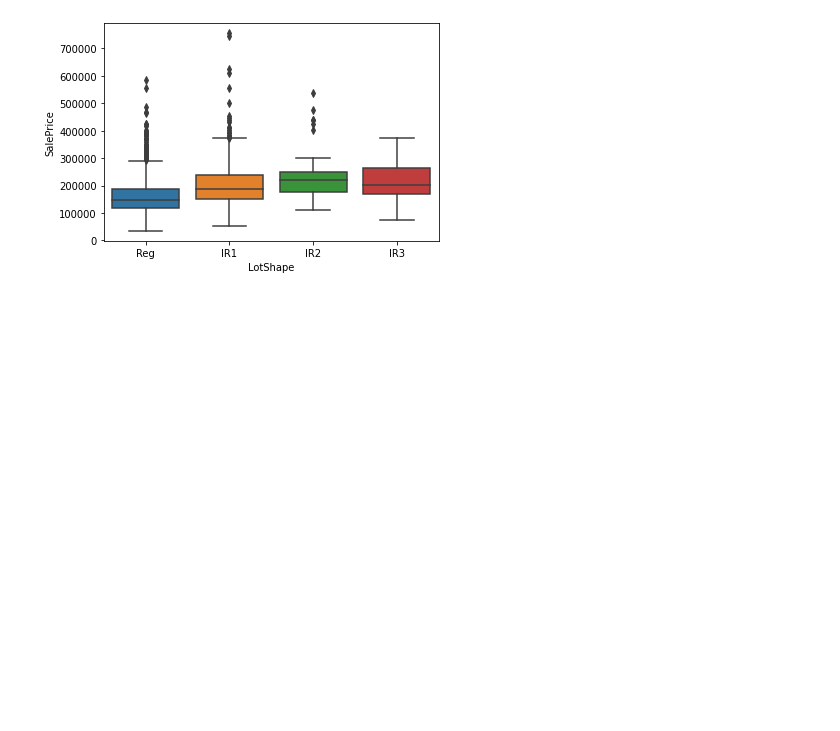
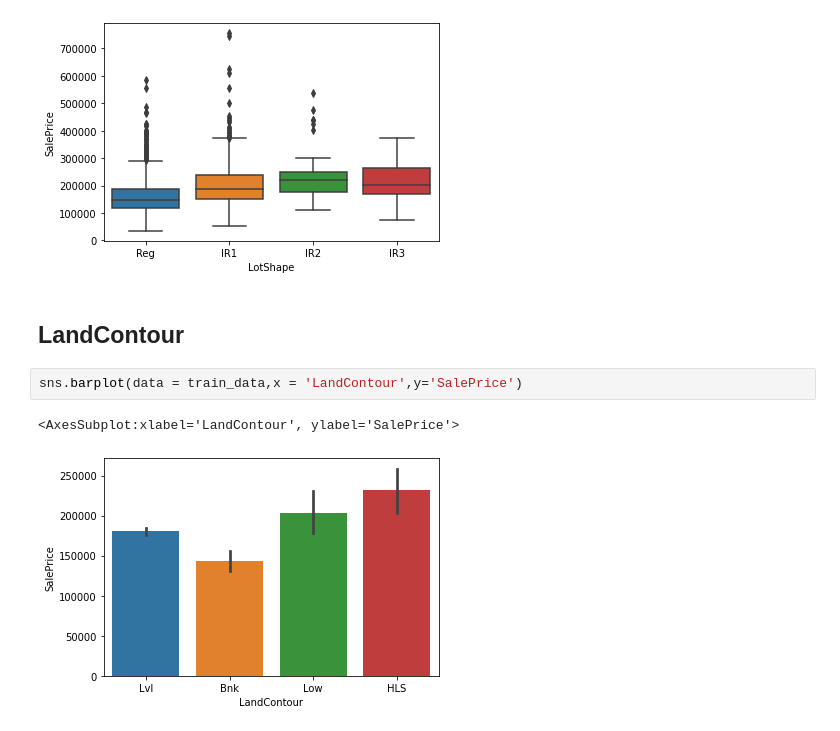
Before and after one commit to hoangquy18/Machine-Learning, a Jupyter notebook: Machine Learning/House/house.ipynb, the cells around one changed output. Saved outputs shown, nothing was run; the diff lists cells and outputs as text; blank space fills up the shorter version.

```diff
--- a/Machine Learning/House/house.ipynb
+++ b/Machine Learning/House/house.ipynb
@@ -197,3 +197,10 @@ sns.boxplot(data = train_data,x = 'LotShape',y='SalePrice')
 # %% [output]
 <AxesSubplot:xlabel='LotShape', ylabel='SalePrice'>
 [figure]
+# %% [markdown]
+## LandContour
+# %%
+sns.barplot(data = train_data,x = 'LandContour',y='SalePrice')
+# %% [output]
+<AxesSubplot:xlabel='LandContour', ylabel='SalePrice'>
+[figure, added]
```
Also changed, not shown: parts of 38 cells of this notebook, 1 other file.
